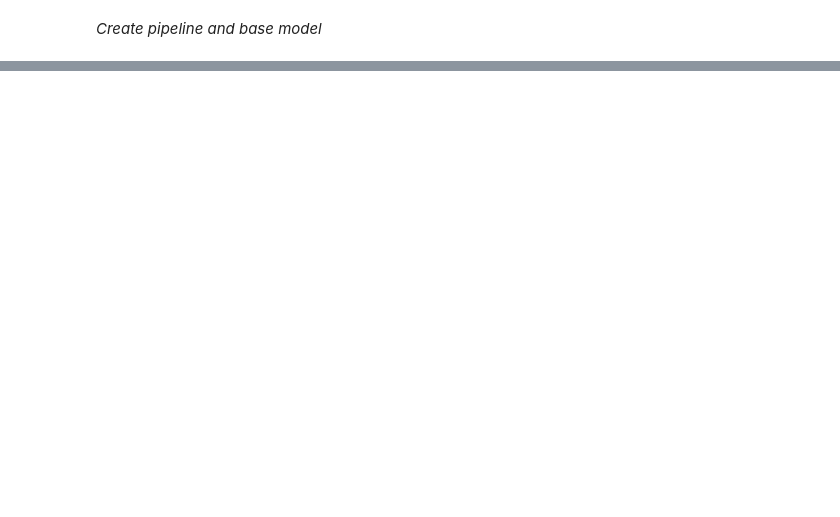
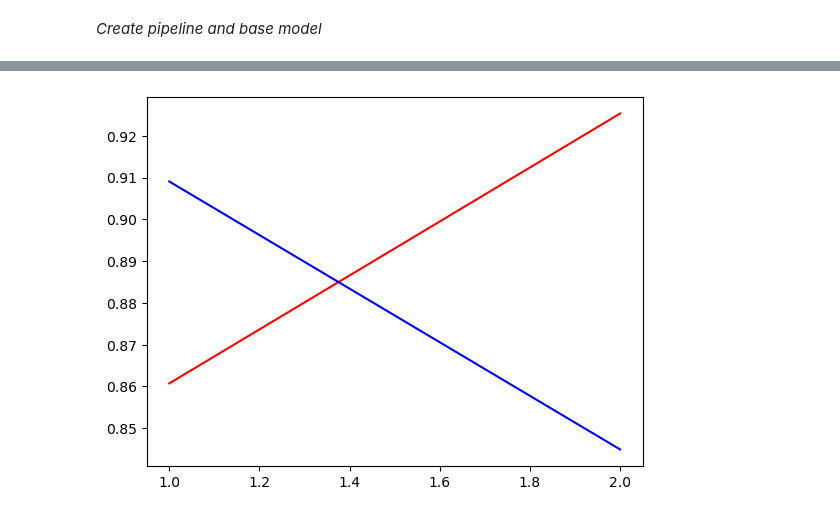
Before and after one commit to carstenegelund/sleep-disorder-classifier, a Jupyter notebook: model_naive_bayes_classification.ipynb, the cells around one changed output, grey strips where cells are left out. Cells and saved outputs as stored; diff of their text form; code cells hidden in the pictures; blank space fills up the shorter version.

Commit message:
nb model development

```diff
--- a/model_naive_bayes_classification.ipynb
+++ b/model_naive_bayes_classification.ipynb
@@ -203,0 +216,47 @@ display(f'Test Accuracy:{np.round(pipeline_mlr.score(X_test, y_test), 6)*100} %'
+# %%
+train_dict = {}
+test_dict = {}
+for i in np.arange(1,10):
+    X_train, X_test, y_train, y_test = train_test_split(X, y, test_size=0.5, random_state=i, stratify=y)
+    y_train, y_test = y_train.values.reshape(-1), y_test.values.reshape(-1)
+    transformed_X_train = column_trans.fit_transform(X_train)
+    transformed_X_test = column_trans.transform(X_test)
+    model_nb = CategoricalNB()
+    cv_nb = RepeatedStratifiedKFold(n_splits=5, n_repeats=3, random_state=42)
+    model_nb.fit(transformed_X_train, y_train)
+    train_acc = model_nb.score(transformed_X_train, y_train)
+    # cv_scores = cross_val_score(model_nb, transformed_X_train, y_train, scoring='accuracy', cv=cv_nb)
+    train_dict[i] = train_acc
+    test_accuracy = model_nb.score(transformed_X_test, y_test)
+    test_dict[i] = test_accuracy
+
+plt.plot(np.arange(1,10), train_dict.values(), color="r")
+plt.plot(np.arange(1,10), test_dict.values(), color="b")
+plt.show()
+# %%
+# Create a column transformer for encoding
+column_trans = ColumnTransformer(
+    transformers=[
+        ('onehot', OneHotEncoder(sparse = False, handle_unknown='ignore'), ALL_FEATURES)
+    ],
+    remainder='passthrough')
+
+train_dict = {}
+test_dict = {}
+for i in np.arange(1,3):
+    X_train, X_test, y_train, y_test = train_test_split(X, y, test_size=0.5, random_state=i, stratify=y)
+    y_train, y_test = y_train.values.reshape(-1), y_test.values.reshape(-1)
+    model_nb = CategoricalNB()
+    pipeline_nb = settings.create_pipeline(["preprocess", column_trans], ["bernoulli_naive_bayes", model_nb])
+    cv_nb = RepeatedStratifiedKFold(n_splits=20, n_repeats=3, random_state=42)
+    cv_scores = cross_val_score(pipeline_nb, X_train, y_train, scoring='accuracy', cv=cv_nb)
+    train_dict[i] = cv_scores.mean()
+    pipeline_nb.fit(X_train, y_train)
+    test_accuracy = pipeline_nb.score(X_test, y_test)
+    test_dict[i] = test_accuracy
+
+plt.plot(np.arange(1,3), train_dict.values(), color="r")
+plt.plot(np.arange(1,3), test_dict.values(), color="b")
+plt.show()
+# %% [output]
+[figure, added]
```
Also changed, not shown: parts of 11 cells of this notebook, 3 other files.
